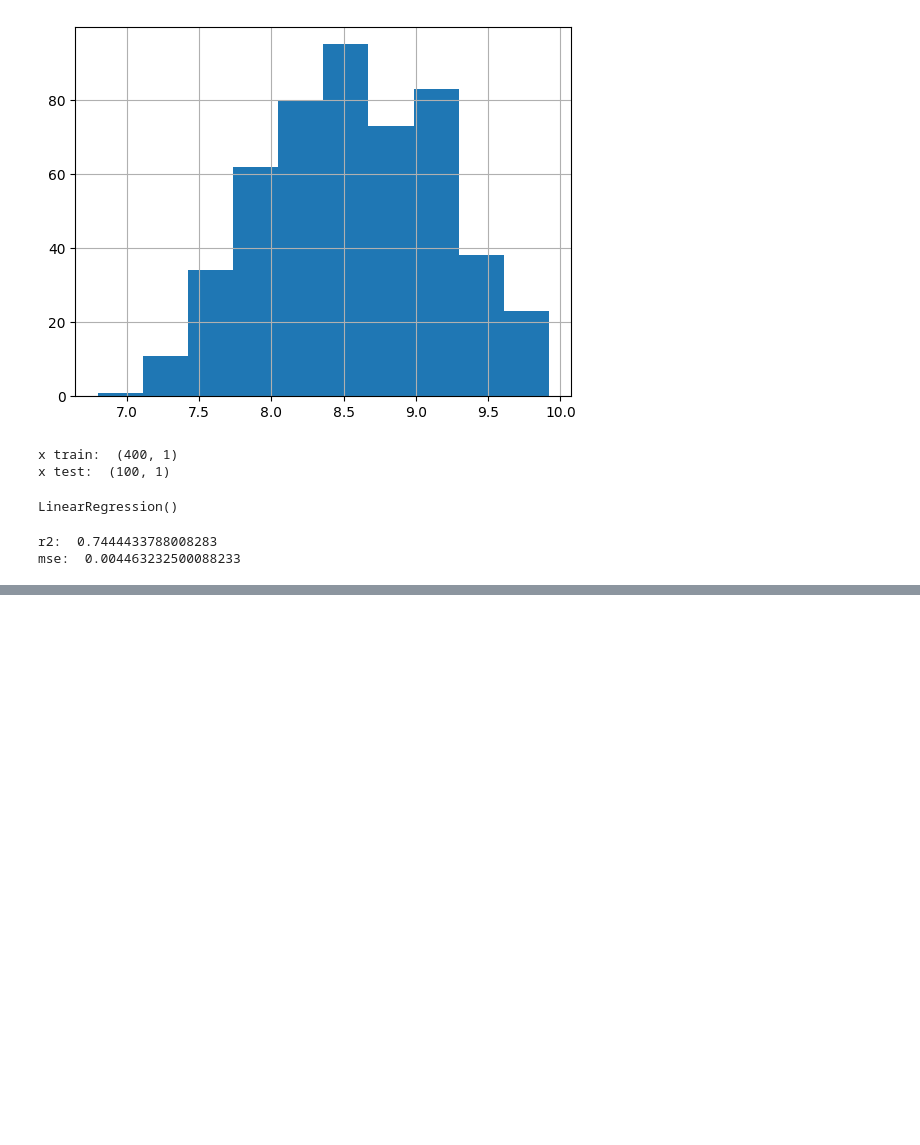
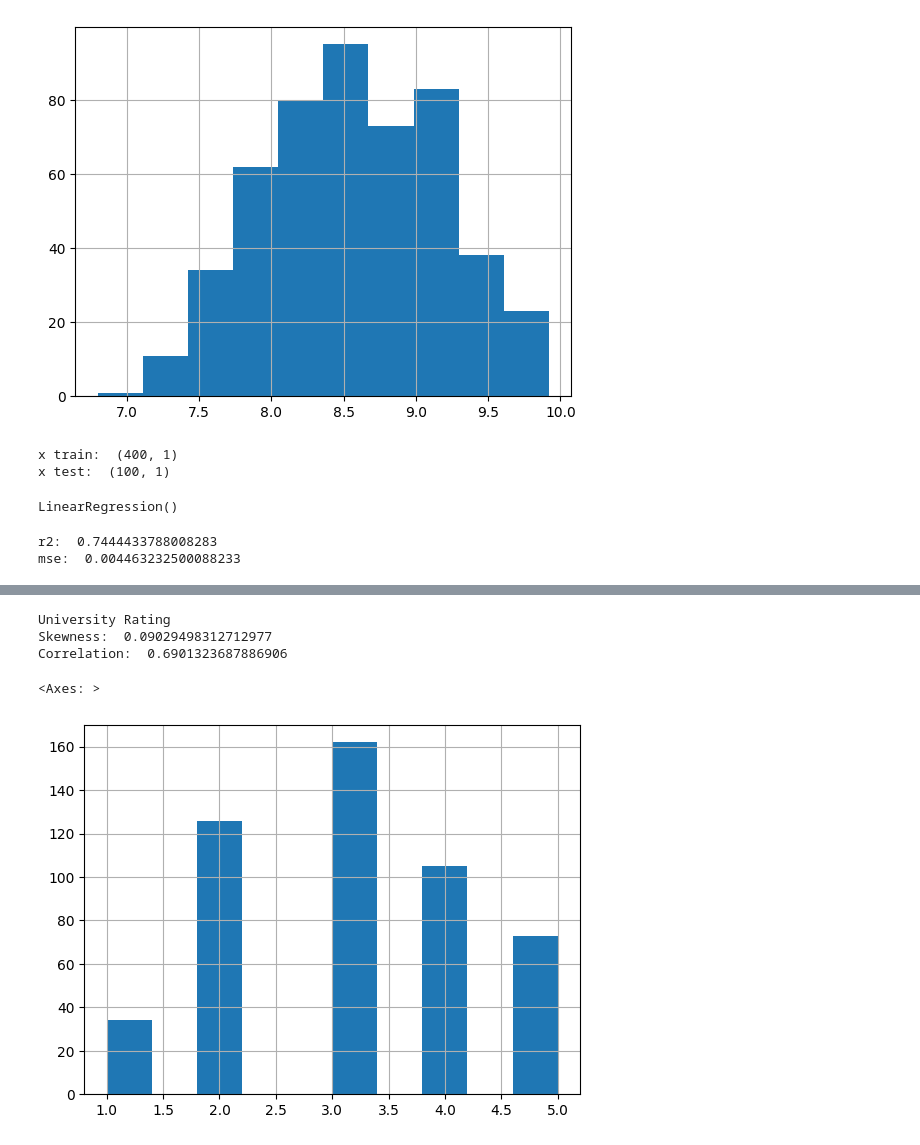
Before and after one commit to zuhurouf/ML-Foundation, a Jupyter notebook: Supervised-Machine-Learning/Linear-Regression/py/Univariate-linear-regression.ipynb, the cells around one changed output, grey strips where cells are left out. Drawn from its saved outputs; the diff is of its cells as text; code cells hidden in the pictures; blank space fills up the shorter version.

```diff
--- a/Supervised-Machine-Learning/Linear-Regression/py/Univariate-linear-regression.ipynb
+++ b/Supervised-Machine-Learning/Linear-Regression/py/Univariate-linear-regression.ipynb
@@ -86,0 +151,11 @@ mse:  0.004463232500088233
+# %%
+print("University Rating")
+print("Skewness: ", df["University Rating"].skew())
+print("Correlation: ",df["University Rating"].corr(df["Chance of Admit "]))
+df["University Rating"].hist()
+# %% [output]
+University Rating
+Skewness:  0.09029498312712977
+Correlation:  0.6901323687886906
+<Axes: >
+[figure, added]
```
Also changed, not shown: parts of 17 cells of this notebook.
